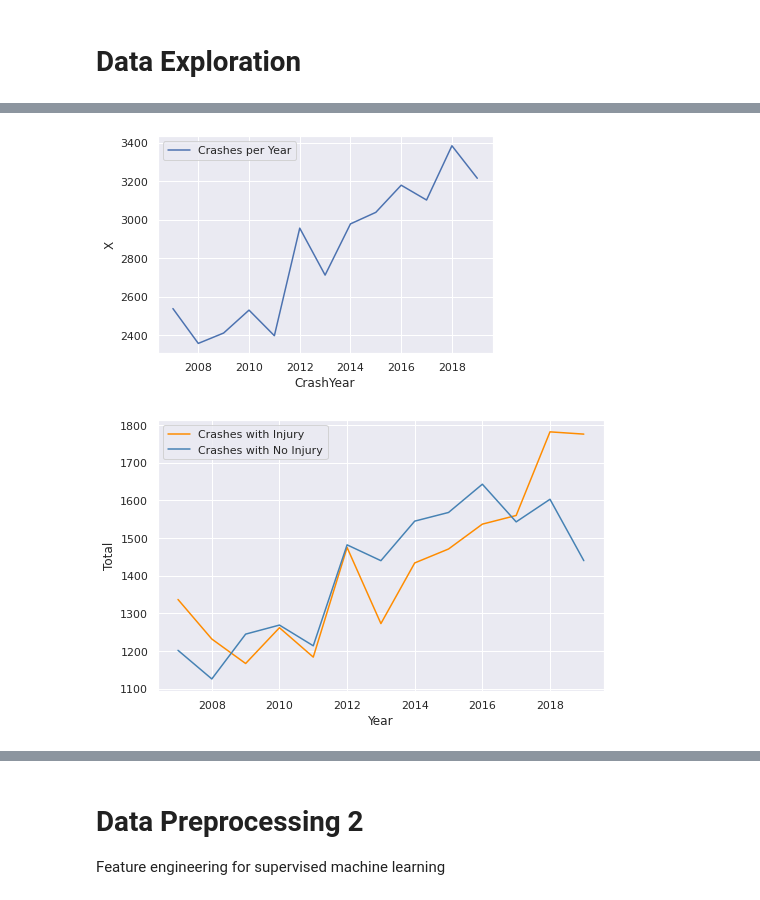
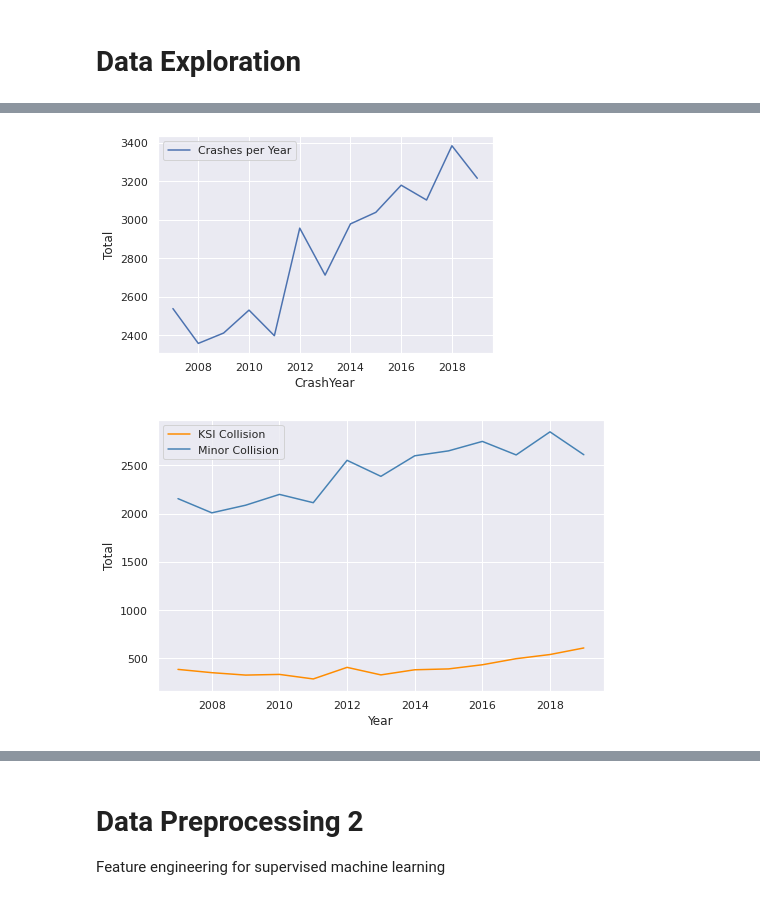
Before and after one commit to DannyMathieson/Urban_Analytics_Cycling, a Jupyter notebook: CS5834_Final_Project.ipynb, the cells around one changed output, grey strips where cells are left out. Saved outputs shown, nothing was run; the diff lists cells and outputs as text; code cells hidden in the pictures.

```diff
--- a/CS5834_Final_Project.ipynb
+++ b/CS5834_Final_Project.ipynb
@@ -66,7 +66,7 @@ data.replace("Unknown", np.nan, inplace=True)
 data.replace("Unknown Injury", np.nan, inplace=True)
 data.replace("Unknown/Missing", np.nan, inplace=True)
 data.replace(".", np.nan, inplace=True)
-data['Injury'] = ((data['CrashSevr'] == 'B: Suspected Minor Injury') | (data['CrashSevr'] == 'A: Suspected Serious Injury') | (data['CrashSevr'] == 'K: Killed'))
-data['Injury']= data['Injury'].replace (False, "No Injury")
-data['Injury']= data['Injury'].replace (True, "Injury");
-data['Injury'] = pd.Categorical(data['Injury'] , ['No Injury','Injury'])
+data['Class'] = ((data['CrashSevr'] == 'A: Suspected Serious Injury') | (data['CrashSevr'] == 'K: Killed'))
+data['Class']= data['Class'].replace (True, "KSI")
+data['Class']= data['Class'].replace (False, "Minor Collision");
+data['Class'] = pd.Categorical(data['Class'] , ['KSI','Minor Collision'])
@@ -125,19 +123,20 @@ px.scatter_mapbox(ch_data, lat="Y", lon="X",  zoom=11, color='Injury', color_dis
 [interactive output not drawn]
 # %%
 year_data = pd.DataFrame(state_data.groupby('CrashYear').count()['X'])
-year_data['Injury' ] = pd.DataFrame(state_data.loc[(state_data.Injury == "Injury")].groupby('CrashYear').count()['X'])
-year_data['No Injury'] = pd.DataFrame(state_data.loc[(state_data.Injury == "No Injury")].groupby('CrashYear').count()['X'])
+year_data['KSI' ] = pd.DataFrame(state_data.loc[(state_data.Class == "KSI")].groupby('CrashYear').count()['X'])
+year_data['Minor Collision'] = pd.DataFrame(state_data.loc[(state_data.Class == "Minor Collision")].groupby('CrashYear').count()['X'])
 # %%
 sns.set_theme(style="darkgrid")
-sns.lineplot(data=year_data, x="CrashYear", y="X", label='Crashes per Year');
+ax = sns.lineplot(data=year_data, x="CrashYear", y="X", label='Crashes per Year');
+ax.set_ylabel("Total");
 # %% [output]
-[figure, old version]
+[figure, new version]
 # %%
 fig, ax = plt.subplots(figsize=(8,5))
-ax= sns.lineplot(x='CrashYear', y='Injury', data=year_data, color='darkorange', label= 'Crashes with Injury')
-ax1 = sns.lineplot(x='CrashYear', y='No Injury', data=year_data, color='steelblue', label= 'Crashes with No Injury')
+ax= sns.lineplot(x='CrashYear', y='KSI', data=year_data, color='darkorange', label= 'KSI Collision')
+ax1 = sns.lineplot(x='CrashYear', y='Minor Collision', data=year_data, color='steelblue', label= 'Minor Collision')
 ax.set(xlabel='Year', ylabel='Total');
 # %% [output]
-[figure, old version]
+[figure, new version]
 # %%
 sns.set_theme(style="white")
```
Also changed, not shown: parts of 41 cells of this notebook.
